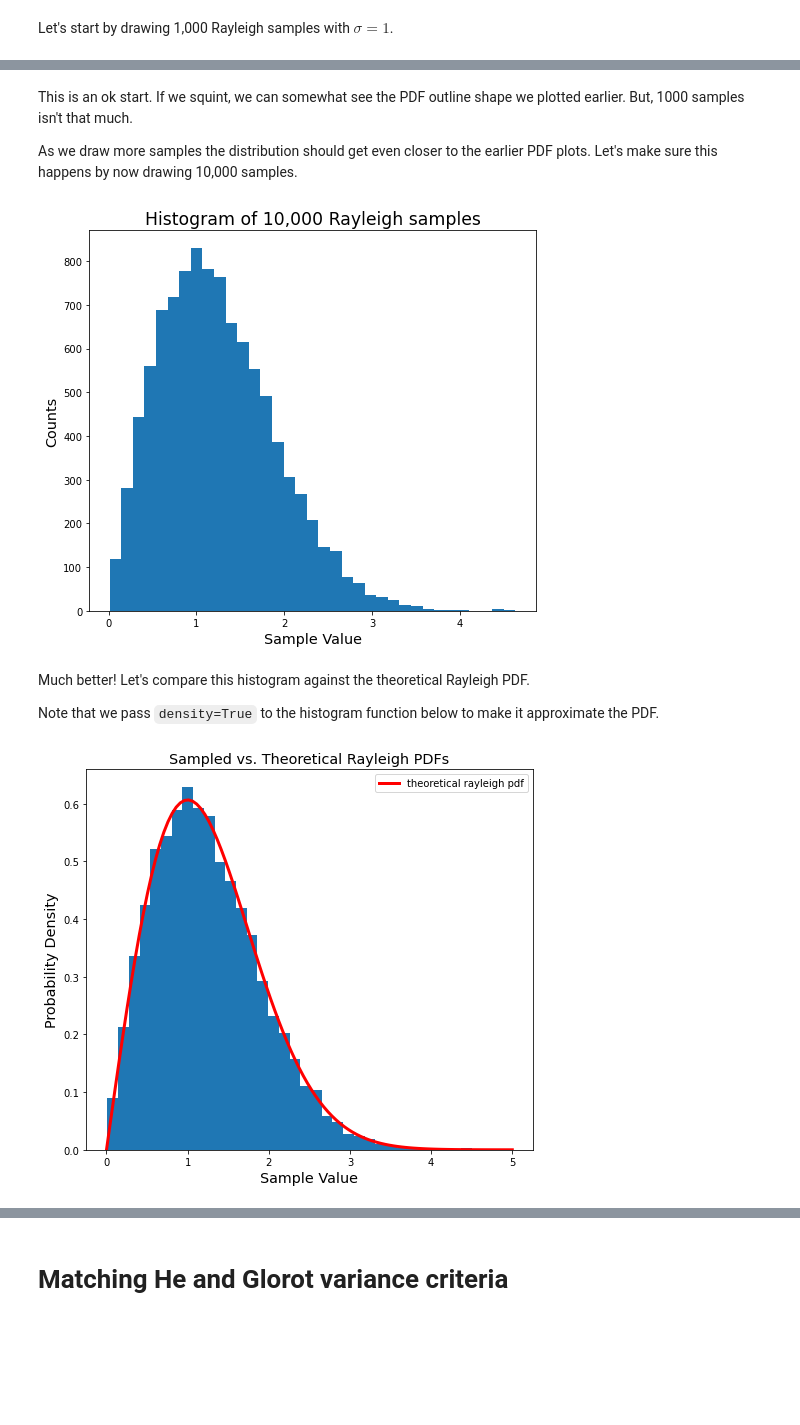
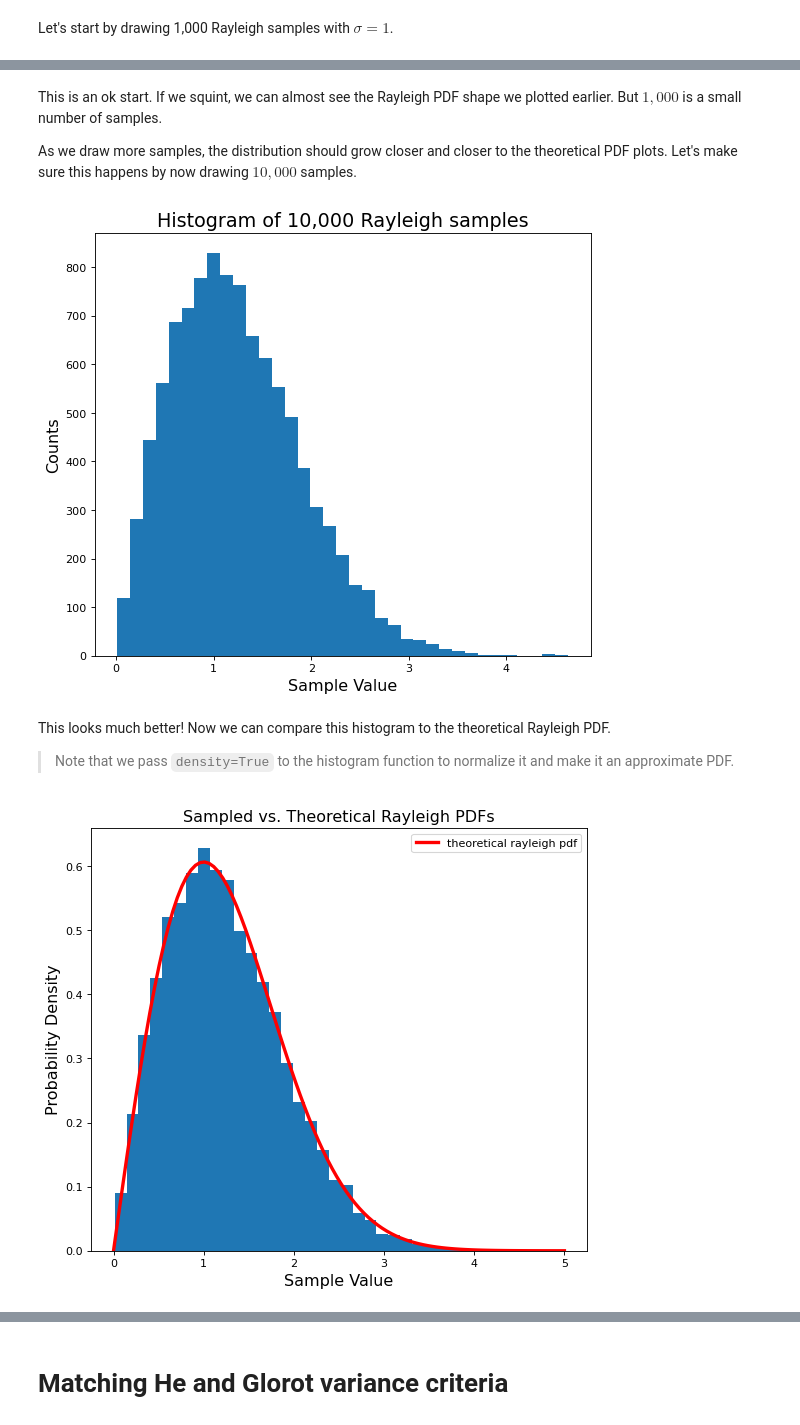
Before and after one commit to enzokro/chaski, a Jupyter notebook: nbs/blog/posts/2022-08-20-rayleigh-init/index.ipynb, the cells around one changed output, grey strips where cells are left out. Drawn from its saved outputs; the diff is of its cells as text; code cells hidden in the pictures; blank space fills up the shorter version.

```diff
--- a/nbs/blog/posts/2022-08-20-rayleigh-init/index.ipynb
+++ b/nbs/blog/posts/2022-08-20-rayleigh-init/index.ipynb
@@ -176,33 +460,39 @@ plt.title(f'Histogram of {shape:,} Rayleigh samples', fontsize='xx-large');
 # %% [markdown]
-This is an ok start. If we squint, we can somewhat see the PDF outline shape we plotted earlier. But, 1000 samples isn't that much.
+This is an ok start. If we squint, we can almost see the Rayleigh PDF shape we plotted earlier. But $1,000$ is a small number of samples.
 
-As we draw more samples the distribution should get even closer to the earlier PDF plots. Let's make sure this happens by now drawing 10,000 samples.
+As we draw more samples, the distribution should grow closer and closer to the theoretical PDF plots. Let's make sure this happens by now drawing $10,000$ samples.
 # %%
-large_shape = 10000
-many_ray_vals = rand.rayleigh(scale=sigma, size=large_shape)
-plt.figure(figsize=(8,7))
-plt.hist(many_ray_vals, bins=35);
+#|panel: center
+
+# setup the new plot with more samples
+plt.figure(figsize=(8,7), dpi=80)
 plt.xlabel('Sample Value', fontsize='x-large')
 plt.ylabel('Counts', fontsize='x-large')
-plt.title(f'Histogram of {large_shape:,} Rayleigh samples', fontsize='xx-large');
+
+# plot even more Rayleigh samples
+large_shape = 10000
+plt.title(f'Histogram of {large_shape:,} Rayleigh samples', fontsize='xx-large')
+many_ray_vals = rand.rayleigh(scale=sigma, size=large_shape)
+plt.hist(many_ray_vals, bins=35);
 # %% [output]
-[figure, old version]
+[figure, new version]
 # %% [markdown]
-Much better! Let's compare this histogram against the theoretical Rayleigh PDF.
+This looks much better! Now we can compare this histogram to the theoretical Rayleigh PDF.
 
-Note that we pass `density=True` to the histogram function below to make it approximate the PDF.
+> Note that we pass `density=True` to the histogram function to normalize it and make it an approximate PDF.
 # %%
+#|panel: center
+
 # setup the plot again
-plt.figure(figsize=(8,7))
+plt.figure(figsize=(8,7), dpi=80)
 plt.title('Sampled vs. Theoretical Rayleigh PDFs', fontsize='x-large')
 plt.xlabel('Sample Value', fontsize='x-large')
 plt.ylabel('Probability Density', fontsize='x-large')
 
-
-# compare theoretical vs. sampled Rayleigh PDFs
-plt.hist(many_ray_vals, density=True, bins=35) # makes the histogram sum to one, to mimic pdf
+# compare the sample and theoretical PDFs of the Rayleigh distribution
+plt.hist(many_ray_vals, density=True, bins=35) # makes the histogram sum to one to mimic a pdf
 plt.plot(points, ray_pdf, c='r', label='theoretical rayleigh pdf', linewidth=3)
 plt.legend();
 # %% [output]
-[figure, old version]
+[figure, new version]
 # %% [markdown]
```
Also changed, not shown: parts of 106 cells of this notebook, 4 other files.
